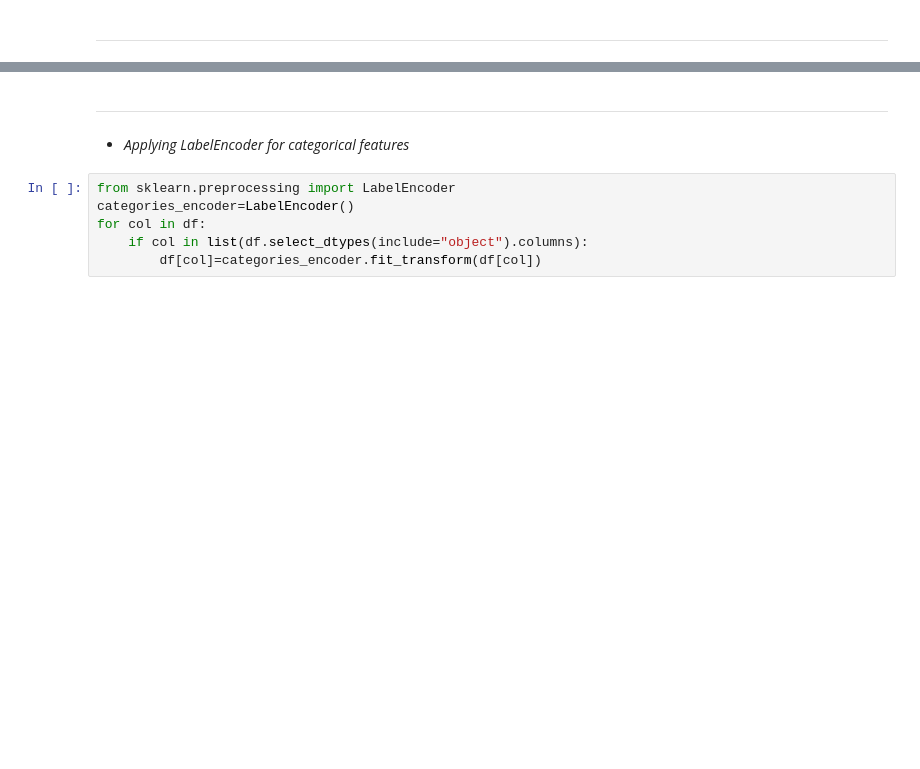
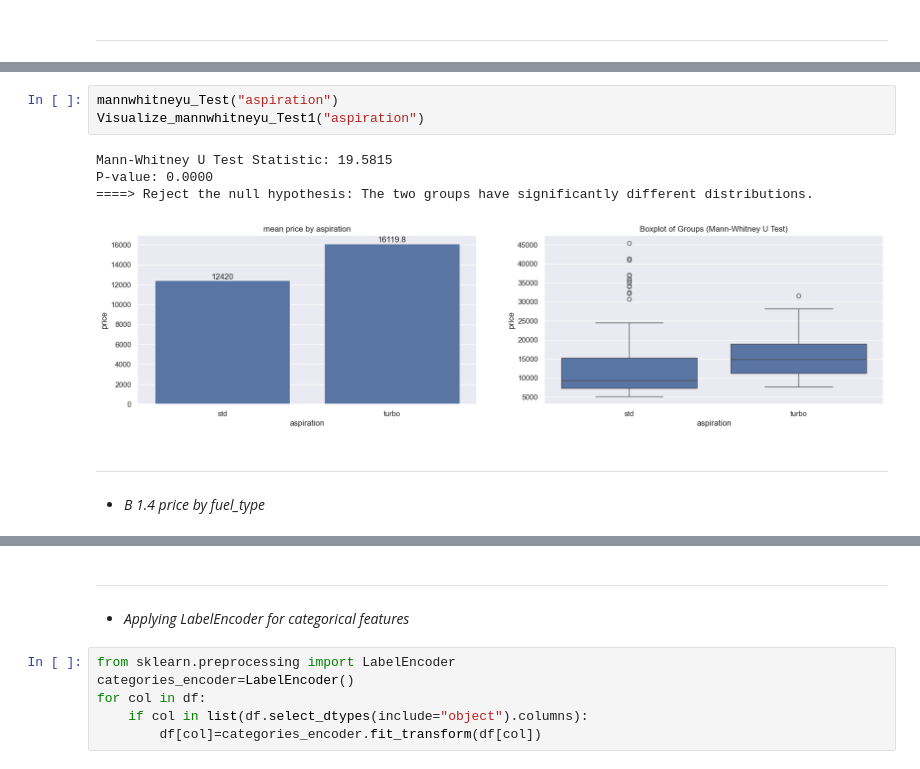
Before and after one commit to omars1234/AutoMobileML, a Jupyter notebook: NoteBook/Analysis.ipynb, the cells around one changed output, grey strips where cells are left out. Saved outputs shown, nothing was run; the diff lists cells and outputs as text; blank space fills up the shorter version.

```diff
--- a/NoteBook/Analysis.ipynb
+++ b/NoteBook/Analysis.ipynb
@@ -395,0 +395,12 @@ plt.savefig('C:/Users/Omar/Desktop/Omar_Files/Python_Analysis/Automobile_data_An
+# %%
+mannwhitneyu_Test("aspiration")
+Visualize_mannwhitneyu_Test1("aspiration")
+# %% [output]
+Mann-Whitney U Test Statistic: 19.5815
+P-value: 0.0000
+====> Reject the null hypothesis: The two groups have significantly different distributions.
+[figure, added]
+# %% [markdown]
+---
+# %% [markdown]
+* *B 1.4 price by fuel_type*
```
Also changed, not shown: parts of 84 cells of this notebook, 8 other files.
